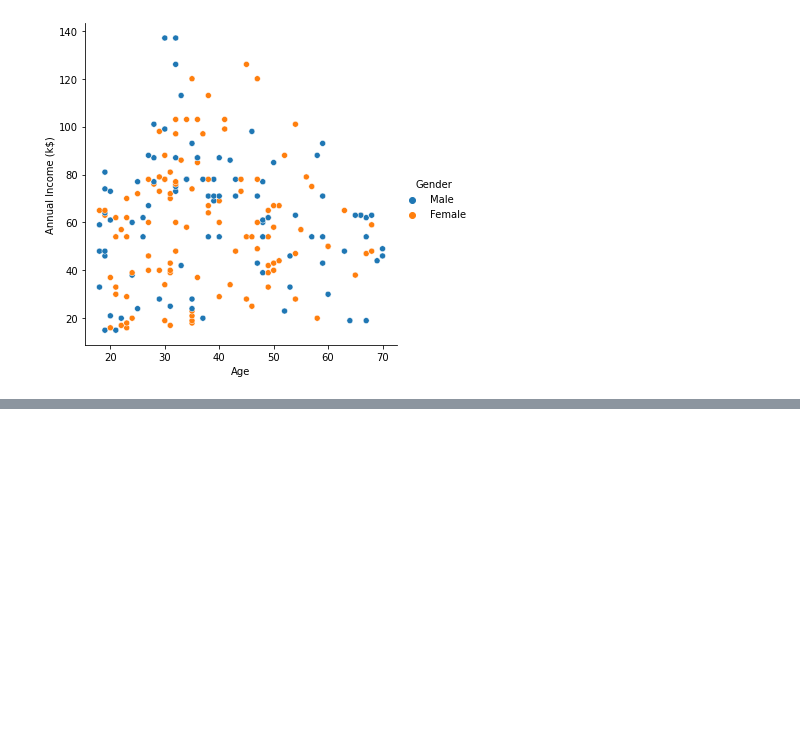
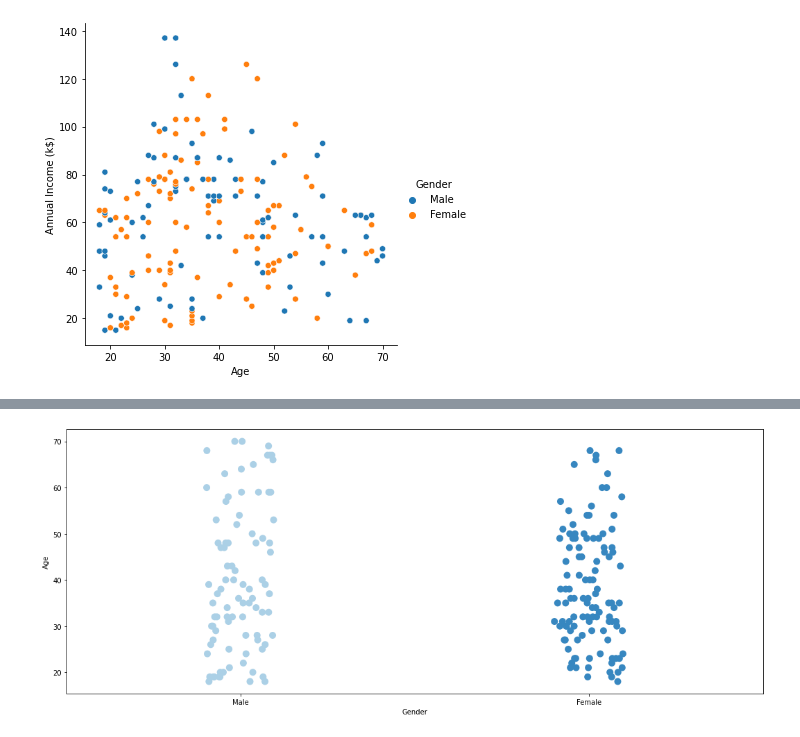
Before and after one commit to aritra741/Exploratory-Data-Analysis, a Jupyter notebook: Mall Customers.ipynb, the cells around one changed output, grey strips where cells are left out. Saved outputs shown, nothing was run; the diff lists cells and outputs as text; code cells hidden in the pictures; blank space fills up the shorter version.

```diff
--- a/Mall Customers.ipynb
+++ b/Mall Customers.ipynb
@@ -86,0 +117,6 @@ sns.relplot(x= 'Age', y= 'Annual Income (k$)', hue= 'Gender', data= data)
+# %%
+plt.rcParams['figure.figsize'] = (18, 7)
+sns.stripplot(data['Gender'], data['Age'], palette = 'Blues', size = 10)
+plt.show()
+# %% [output]
+[figure, added]
```
Also changed, not shown: parts of 5 cells of this notebook.
